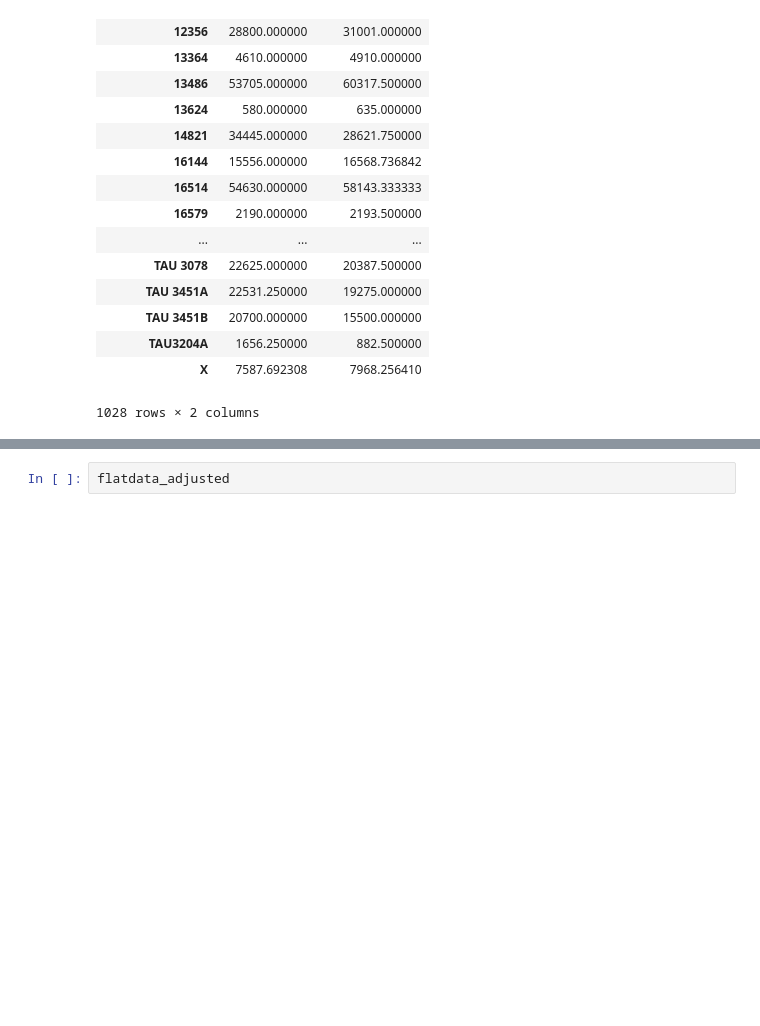
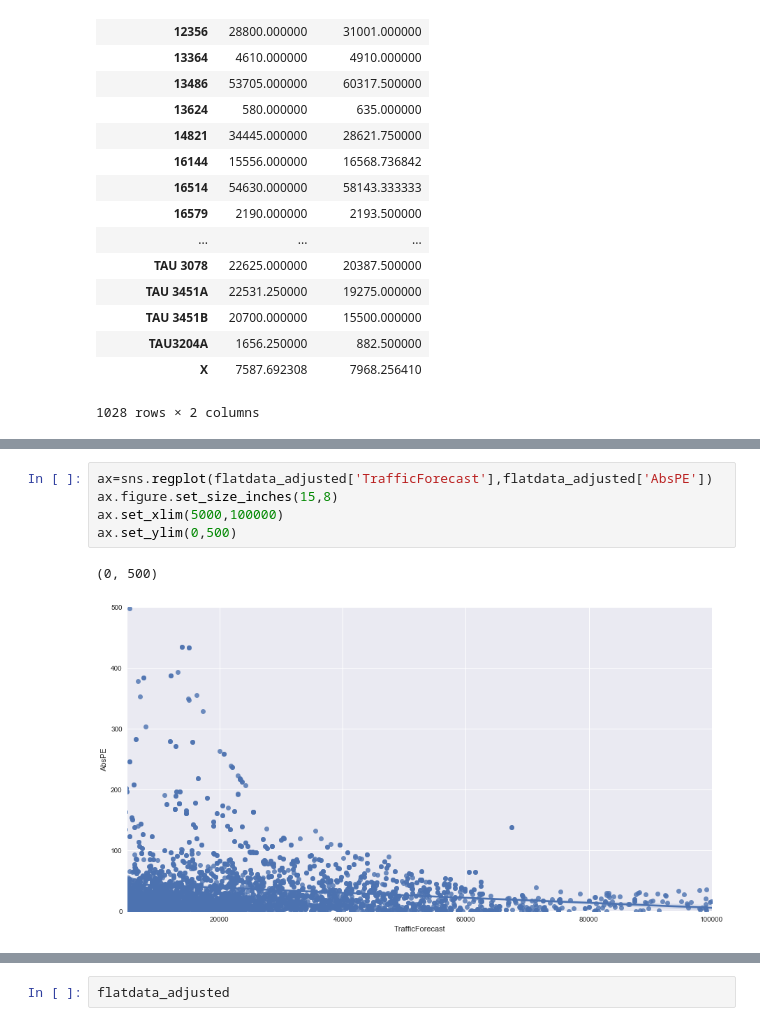
Before and after one commit to jawadmhoque/accuracy-assessment, a Jupyter notebook: Accuracy Algorithm.ipynb, the cells around one changed output, grey strips where cells are left out. Drawn from its saved outputs; the diff is of its cells as text; blank space fills up the shorter version.

```diff
--- a/Accuracy Algorithm.ipynb
+++ b/Accuracy Algorithm.ipynb
@@ -730,0 +847,8 @@ project_error
+# %%
+ax=sns.regplot(flatdata_adjusted['TrafficForecast'],flatdata_adjusted['AbsPE'])
+ax.figure.set_size_inches(15,8)
+ax.set_xlim(5000,100000)
+ax.set_ylim(0,500)
+# %% [output]
+(0, 500)
+[figure, added]
```
Also changed, not shown: parts of 16 cells of this notebook, 12 other files.
